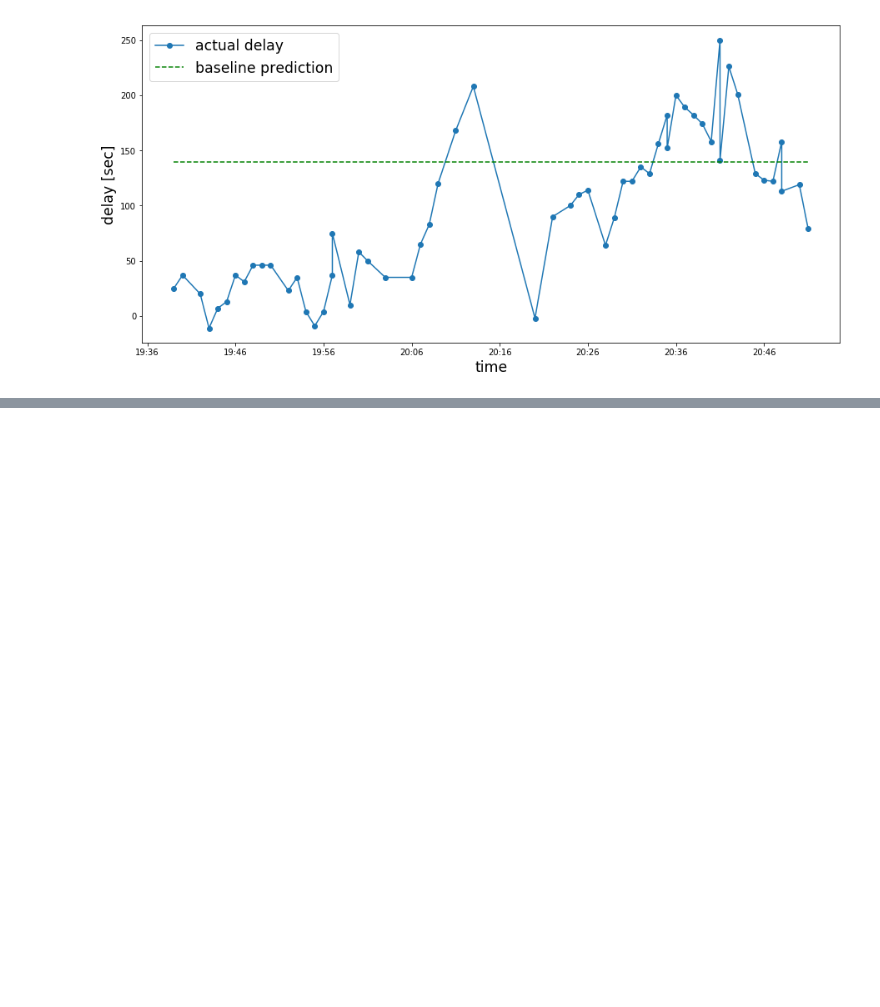
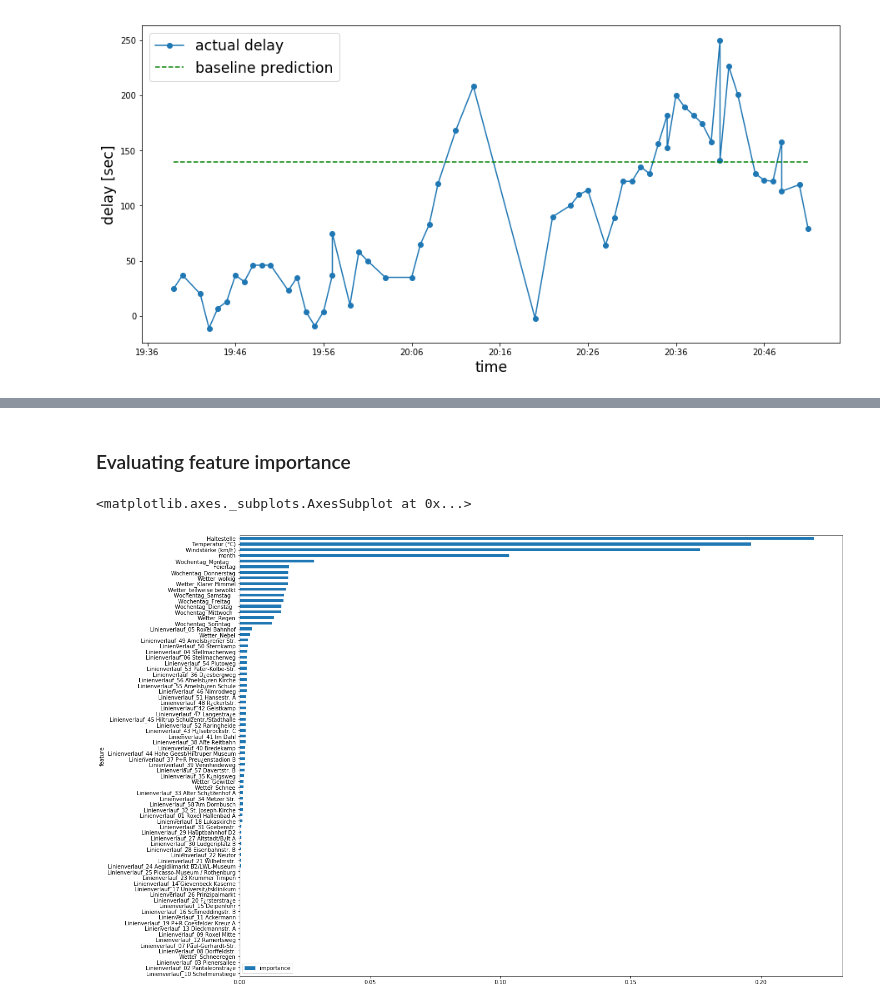
Before and after one commit to MSHACK17/bus-reality, a Jupyter notebook: 06-prediction.ipynb, the cells around one changed output, grey strips where cells are left out. Saved outputs shown, nothing was run; the diff lists cells and outputs as text; code cells hidden in the pictures; blank space fills up the shorter version.

```diff
--- a/06-prediction.ipynb
+++ b/06-prediction.ipynb
@@ -155,3 +159,13 @@ plot_comparison(m5, df_one_drive3, 'random forest', 'o--')
+# %% [markdown]
+### Evaluating feature importance
+# %%
+feature_importance = pd.DataFrame(data=m4.feature_importances_[None, :], columns=feature_cols)
+feature_importance = feature_importance.melt(var_name='feature', value_name='importance')
+feature_importance = feature_importance.sort_values(by='importance')
+feature_importance.plot.barh(x='feature', figsize=(20, 15))
+# %% [output]
+<matplotlib.axes._subplots.AxesSubplot at 0x...>
+[figure, added]
 # %%
 # Export the training data to CSV.
 df[[*feature_cols, 'Verspätung_total_seconds']].to_csv('busdata.csv', index=False)
```
Also changed, not shown: parts of 13 cells of this notebook.
